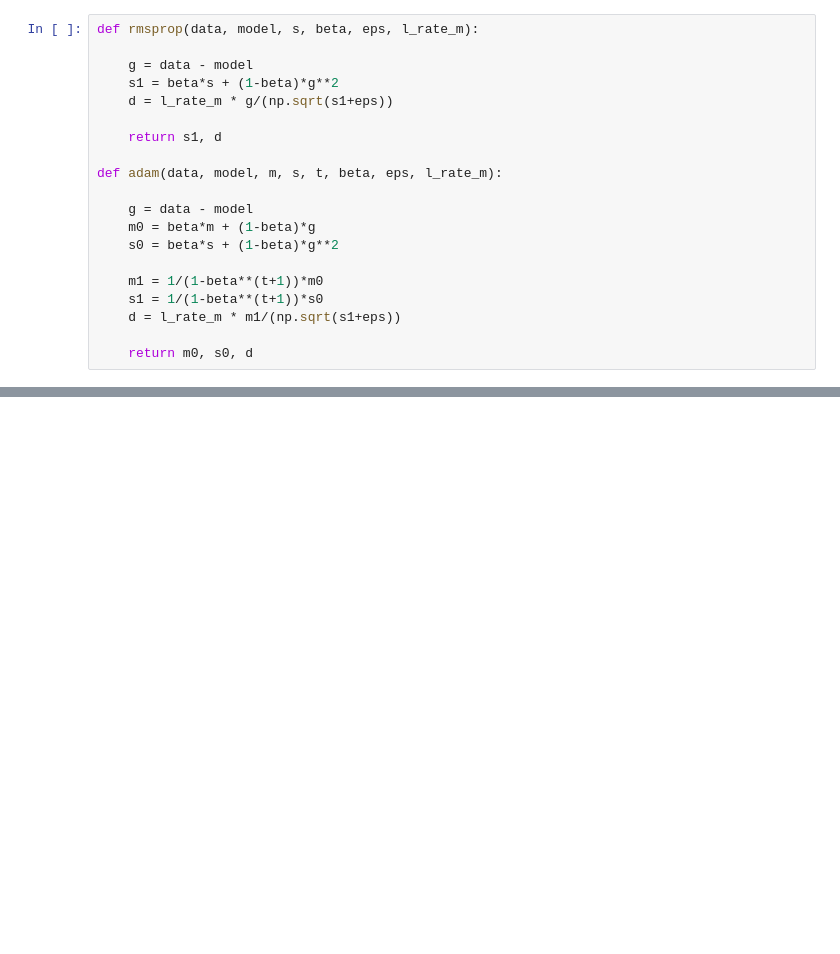
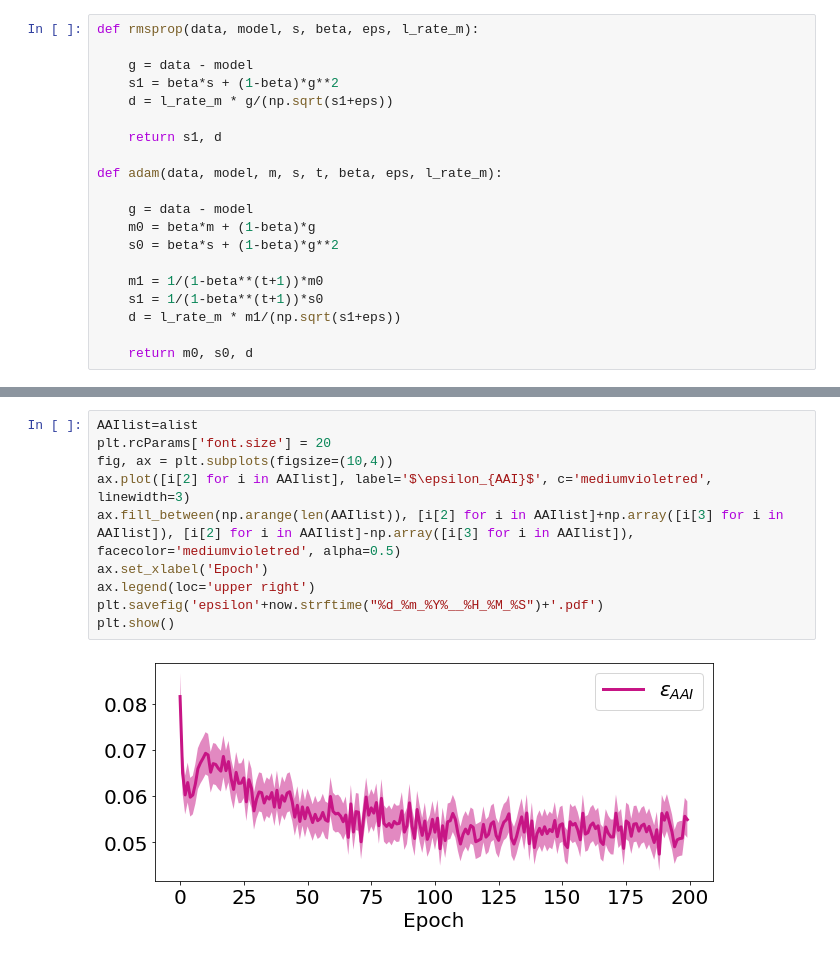
Before and after one commit to davbac/LCP-modB, a Jupyter notebook: ex2-Copy1.ipynb, the cells around one changed output, grey strips where cells are left out. Drawn from its saved outputs; the diff is of its cells as text; blank space fills up the shorter version.

```diff
--- a/ex2-Copy1.ipynb
+++ b/ex2-Copy1.ipynb
@@ -357,0 +485,12 @@ Denoised
+# %%
+AAIlist=alist
+plt.rcParams['font.size'] = 20
+fig, ax = plt.subplots(figsize=(10,4))
+ax.plot([i[2] for i in AAIlist], label='$\epsilon_{AAI}$', c='mediumvioletred', linewidth=3)
+ax.fill_between(np.arange(len(AAIlist)), [i[2] for i in AAIlist]+np.array([i[3] for i in AAIlist]), [i[2] for i in AAIlist]-np.array([i[3] for i in AAIlist]), facecolor='mediumvioletred', alpha=0.5)
+ax.set_xlabel('Epoch')
+ax.legend(loc='upper right')
+plt.savefig('epsilon'+now.strftime("%d_%m_%Y%__%H_%M_%S")+'.pdf')
+plt.show()
+# %% [output]
+[figure, added]
```
Also changed, not shown: parts of 8 cells of this notebook, 3 other files.
